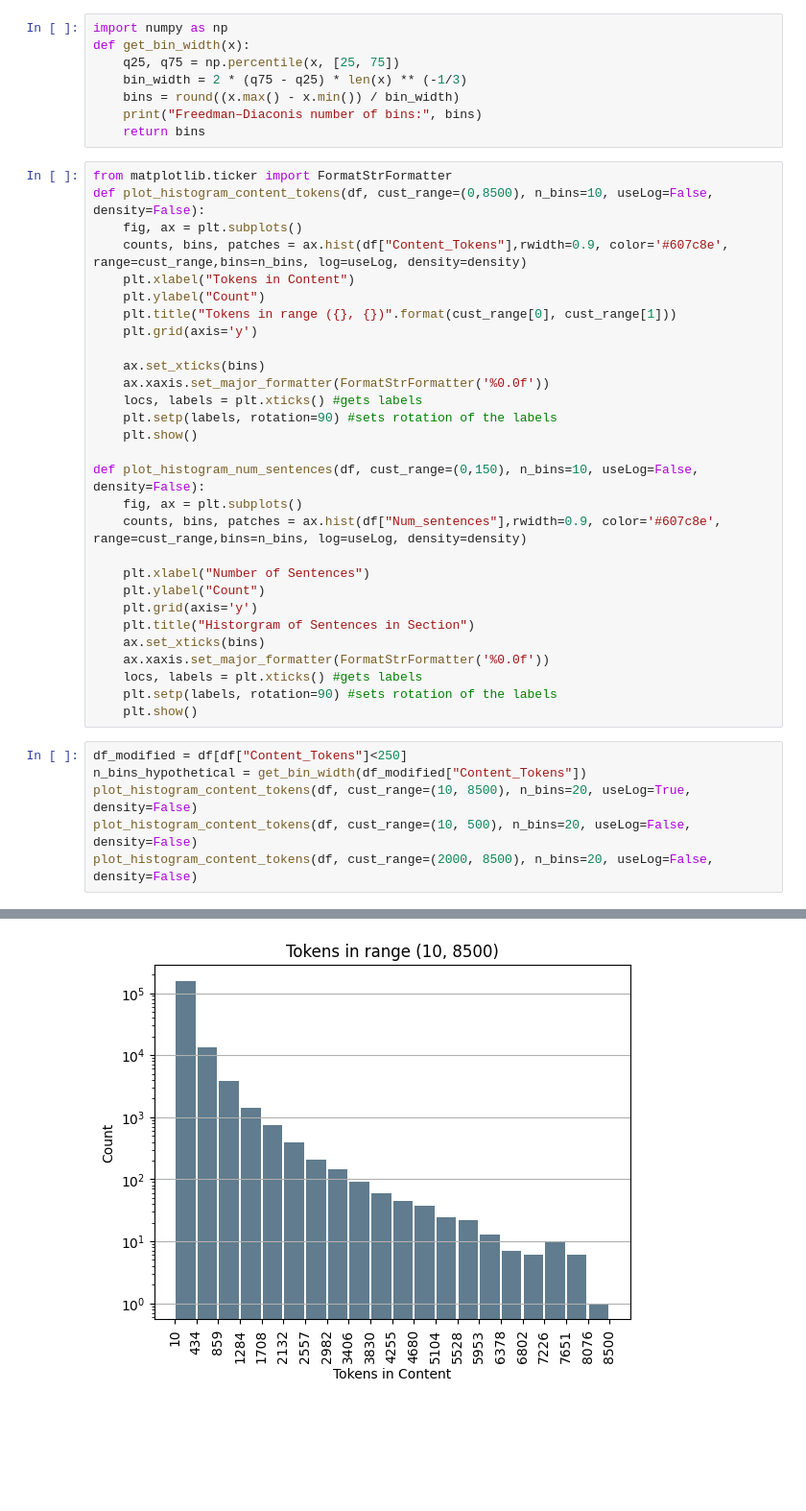
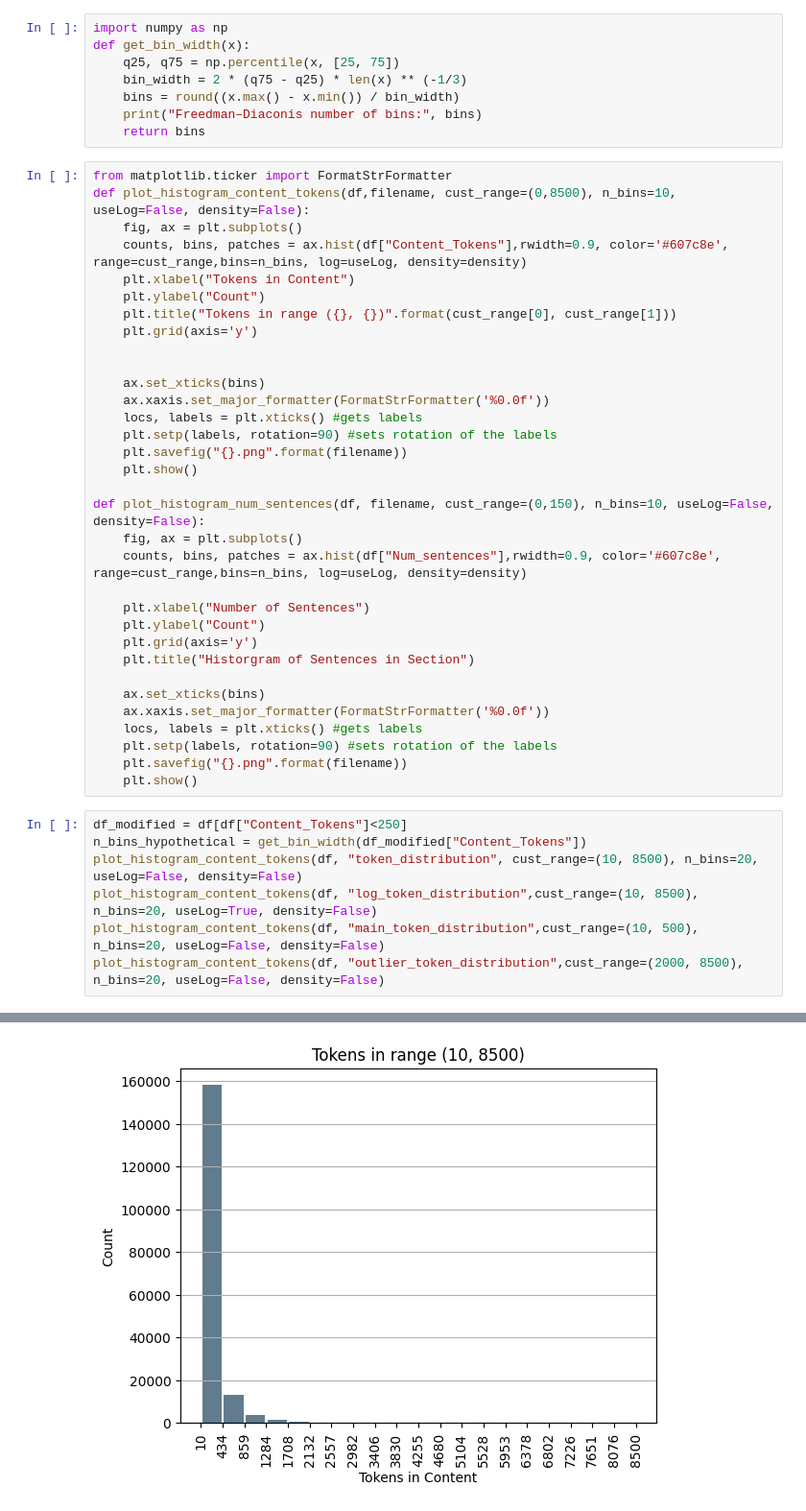
Before and after one commit to spartypkp/legalAI, a Jupyter notebook: statutesAnalytics.ipynb, the cells around one changed output, grey strips where cells are left out. Shown at 96% size. Drawn from its saved outputs; the diff is of its cells as text; blank space fills up the shorter version.

```diff
--- a/statutesAnalytics.ipynb
+++ b/statutesAnalytics.ipynb
@@ -55,7 +53,7 @@ def get_bin_width(x):
     return bins
 # %%
 from matplotlib.ticker import FormatStrFormatter
-def plot_histogram_content_tokens(df, cust_range=(0,8500), n_bins=10, useLog=False, density=False):
+def plot_histogram_content_tokens(df,filename, cust_range=(0,8500), n_bins=10, useLog=False, density=False):
     fig, ax = plt.subplots()
     counts, bins, patches = ax.hist(df["Content_Tokens"],rwidth=0.9, color='#607c8e', range=cust_range,bins=n_bins, log=useLog, density=density)
     plt.xlabel("Tokens in Content")
@@ -63,13 +61,15 @@ def plot_histogram_content_tokens(df, cust_range=(0,8500), n_bins=10, useLog=Fal
     plt.title("Tokens in range ({}, {})".format(cust_range[0], cust_range[1]))
     plt.grid(axis='y')
 
+
     ax.set_xticks(bins)
     ax.xaxis.set_major_formatter(FormatStrFormatter('%0.0f'))
     locs, labels = plt.xticks() #gets labels
     plt.setp(labels, rotation=90) #sets rotation of the labels
+    plt.savefig("{}.png".format(filename))
     plt.show()
 
-def plot_histogram_num_sentences(df, cust_range=(0,150), n_bins=10, useLog=False, density=False):
+def plot_histogram_num_sentences(df, filename, cust_range=(0,150), n_bins=10, useLog=False, density=False):
     fig, ax = plt.subplots()
     counts, bins, patches = ax.hist(df["Num_sentences"],rwidth=0.9, color='#607c8e', range=cust_range,bins=n_bins, log=useLog, density=density)
 
@@ -77,17 +77,20 @@ def plot_histogram_num_sentences(df, cust_range=(0,150), n_bins=10, useLog=False
     plt.ylabel("Count")
     plt.grid(axis='y')
     plt.title("Historgram of Sentences in Section")
+
     ax.set_xticks(bins)
     ax.xaxis.set_major_formatter(FormatStrFormatter('%0.0f'))
     locs, labels = plt.xticks() #gets labels
     plt.setp(labels, rotation=90) #sets rotation of the labels
+    plt.savefig("{}.png".format(filename))
     plt.show()
 # %%
 df_modified = df[df["Content_Tokens"]<250]
 n_bins_hypothetical = get_bin_width(df_modified["Content_Tokens"])
-plot_histogram_content_tokens(df, cust_range=(10, 8500), n_bins=20, useLog=True, density=False)
-plot_histogram_content_tokens(df, cust_range=(10, 500), n_bins=20, useLog=False, density=False)
-plot_histogram_content_tokens(df, cust_range=(2000, 8500), n_bins=20, useLog=False, density=False)
+plot_histogram_content_tokens(df, "token_distribution", cust_range=(10, 8500), n_bins=20, useLog=False, density=False)
+plot_histogram_content_tokens(df, "log_token_distribution",cust_range=(10, 8500), n_bins=20, useLog=True, density=False)
+plot_histogram_content_tokens(df, "main_token_distribution",cust_range=(10, 500), n_bins=20, useLog=False, density=False)
+plot_histogram_content_tokens(df, "outlier_token_distribution",cust_range=(2000, 8500), n_bins=20, useLog=False, density=False)
 # %% [output]
 Freedman–Diaconis number of bins: 73
-[figure, old version]
+[figure, new version]
```
Also changed, not shown: parts of 5 cells of this notebook.
